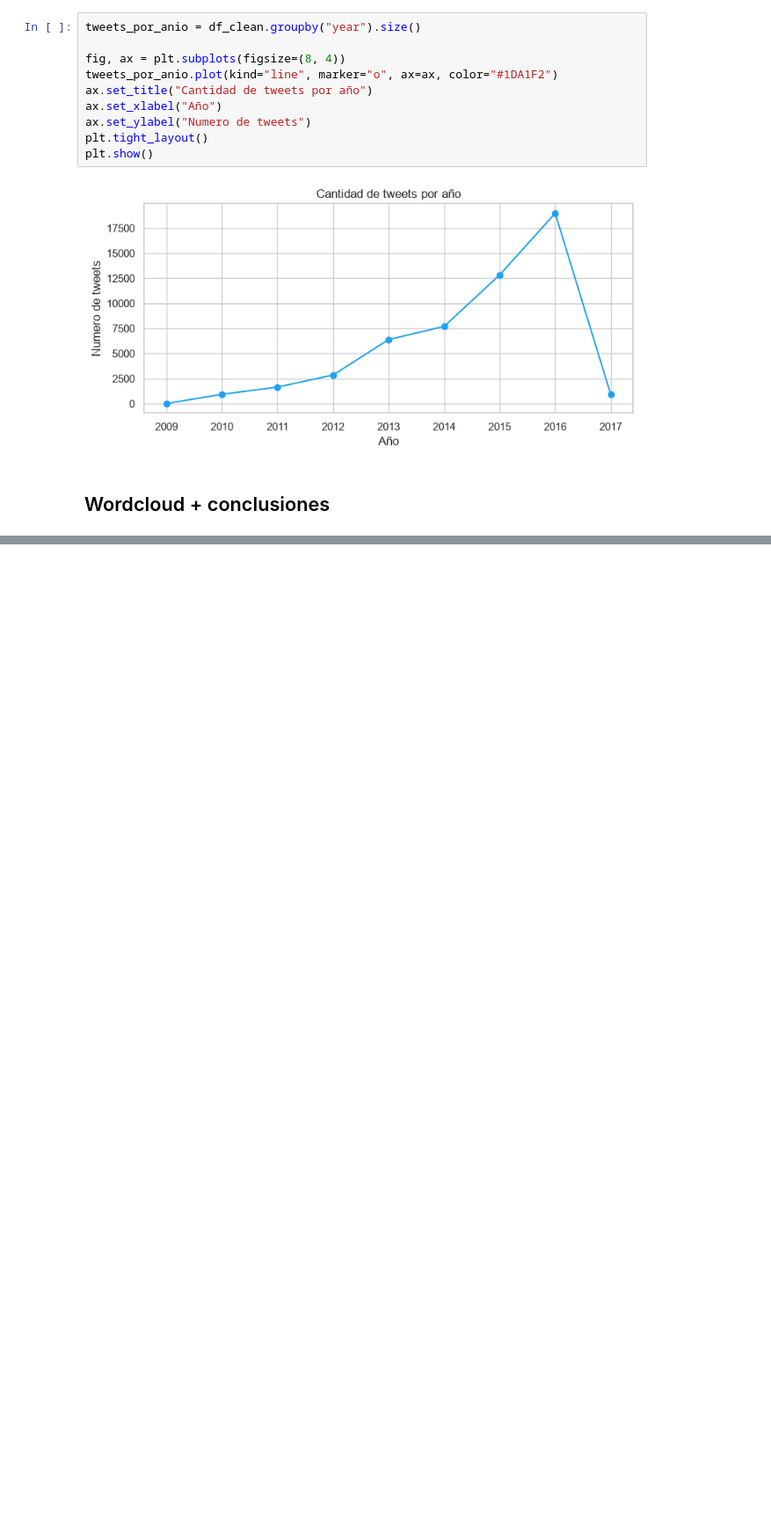
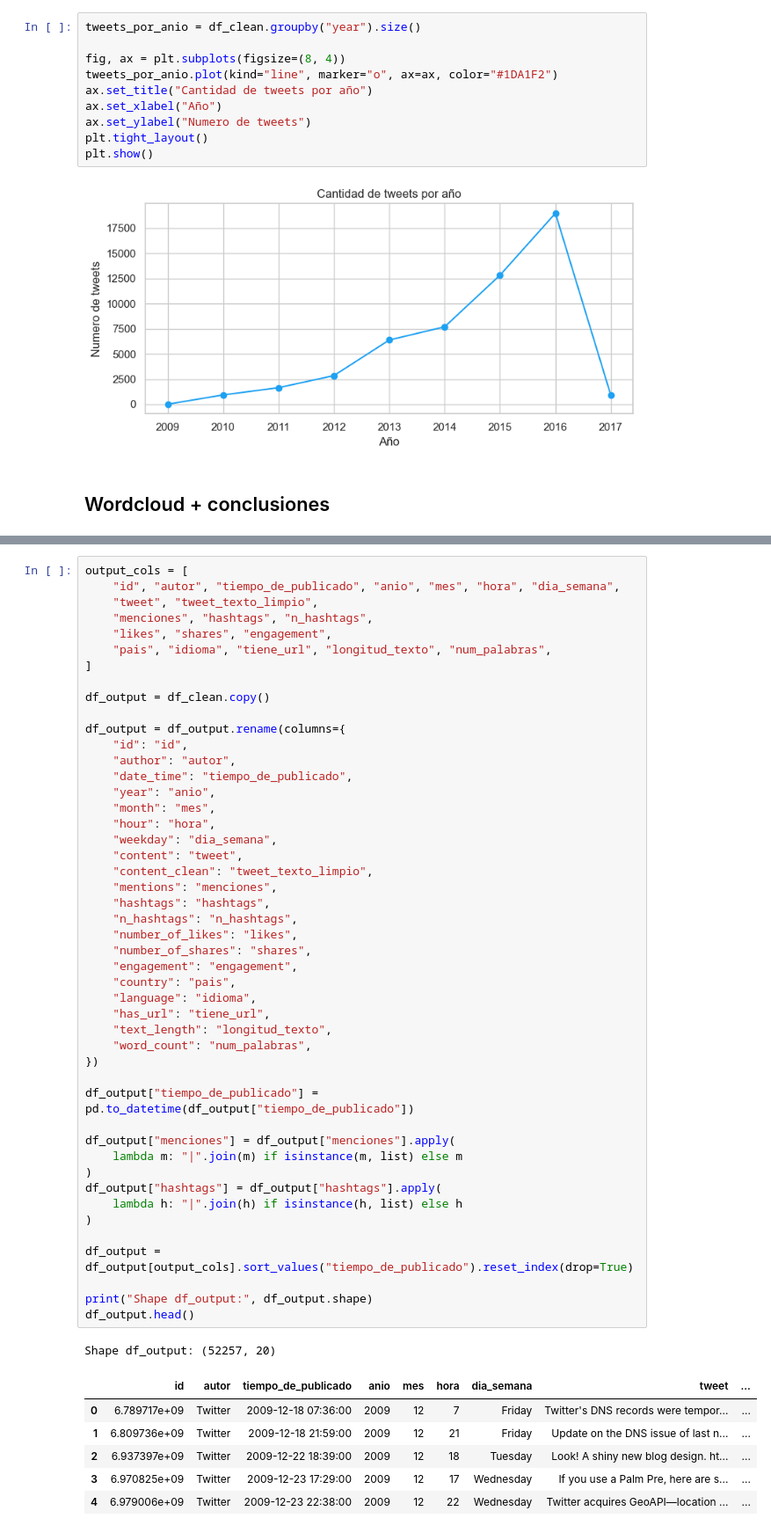
Before and after one commit to ecarcamo/Actividad-Clase-DataScience-Tweets, a Jupyter notebook: notebooks/01_carga_inicial.ipynb, the cells around one changed output, grey strips where cells are left out. Shown at 88% size. Saved outputs shown, nothing was run; the diff lists cells and outputs as text; blank space fills up the shorter version.

```diff
--- a/notebooks/01_carga_inicial.ipynb
+++ b/notebooks/01_carga_inicial.ipynb
@@ -380,0 +402,55 @@ plt.show()
+# %%
+output_cols = [
+    "id", "autor", "tiempo_de_publicado", "anio", "mes", "hora", "dia_semana",
+    "tweet", "tweet_texto_limpio",
+    "menciones", "hashtags", "n_hashtags",
+    "likes", "shares", "engagement",
+    "pais", "idioma", "tiene_url", "longitud_texto", "num_palabras",
+]
+
+df_output = df_clean.copy()
+
+df_output = df_output.rename(columns={
+    "id": "id",
+    "author": "autor",
+    "date_time": "tiempo_de_publicado",
+    "year": "anio",
+    "month": "mes",
+    "hour": "hora",
+    "weekday": "dia_semana",
+    "content": "tweet",
+    "content_clean": "tweet_texto_limpio",
+    "mentions": "menciones",
+    "hashtags": "hashtags",
+    "n_hashtags": "n_hashtags",
+    "number_of_likes": "likes",
+    "number_of_shares": "shares",
+    "engagement": "engagement",
+    "country": "pais",
+    "language": "idioma",
+    "has_url": "tiene_url",
+    "text_length": "longitud_texto",
+    "word_count": "num_palabras",
+})
+
+df_output["tiempo_de_publicado"] = pd.to_datetime(df_output["tiempo_de_publicado"])
+
+df_output["menciones"] = df_output["menciones"].apply(
+    lambda m: "|".join(m) if isinstance(m, list) else m
+)
+df_output["hashtags"] = df_output["hashtags"].apply(
+    lambda h: "|".join(h) if isinstance(h, list) else h
+)
+
+df_output = df_output[output_cols].sort_values("tiempo_de_publicado").reset_index(drop=True)
+
+print("Shape df_output:", df_output.shape)
+df_output.head()
+# %% [output]
+Shape df_output: (52257, 20)
+|  | id | autor | tiempo_de_publicado | anio | mes | hora | dia_semana | tweet | ... |
+| 0 | 6.789717e+09 | Twitter | 2009-12-18 07:36:00 | 2009 | 12 | 7 | Friday | Twitter's DNS records were tempor... | ... |
+| 1 | 6.809736e+09 | Twitter | 2009-12-18 21:59:00 | 2009 | 12 | 21 | Friday | Update on the DNS issue of last n... | ... |
+| 2 | 6.937397e+09 | Twitter | 2009-12-22 18:39:00 | 2009 | 12 | 18 | Tuesday | Look! A shiny new blog design. ht... | ... |
+| 3 | 6.970825e+09 | Twitter | 2009-12-23 17:29:00 | 2009 | 12 | 17 | Wednesday | If you use a Palm Pre, here are s... | ... |
+| 4 | 6.979006e+09 | Twitter | 2009-12-23 22:38:00 | 2009 | 12 | 22 | Wednesday | Twitter acquires GeoAPI—location ... | ... |
```
Also changed, not shown: parts of 5 cells of this notebook, 1 other file.
